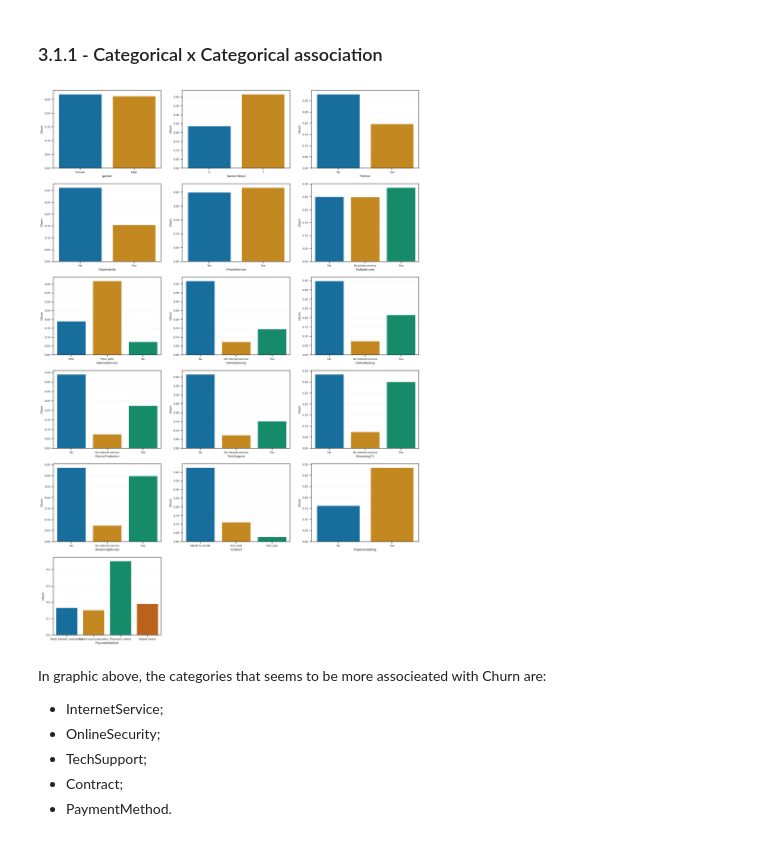
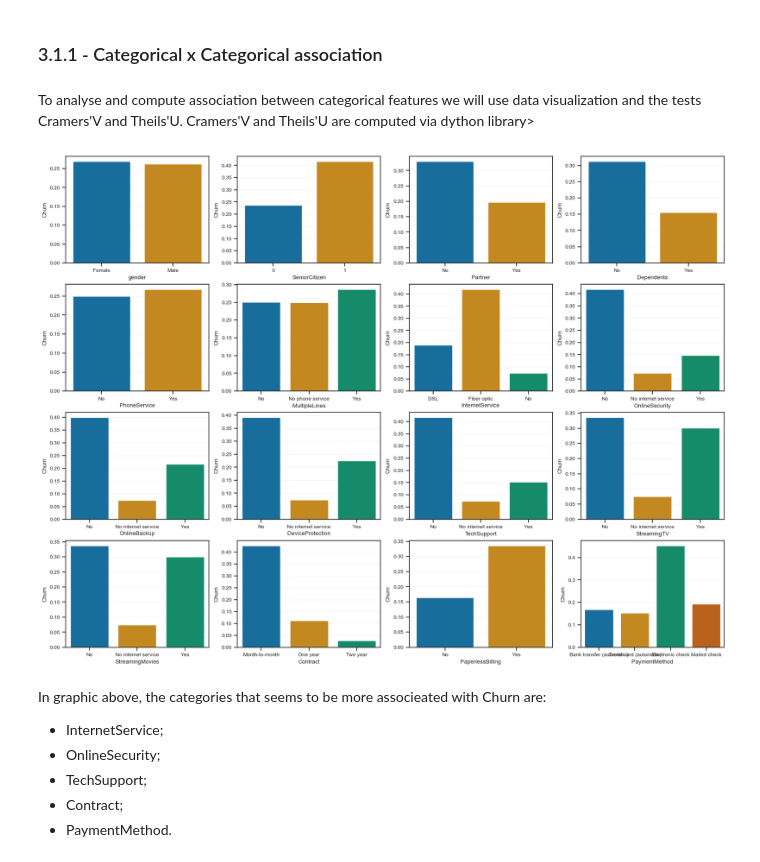
Before and after one commit to guipradow/churn_prediction, a Jupyter notebook: churn_prediction.ipynb, the cells around one changed output. Drawn from its saved outputs; the diff is of its cells as text; code cells hidden in the pictures.

```diff
--- a/churn_prediction.ipynb
+++ b/churn_prediction.ipynb
@@ -79,11 +84,3 @@ dtypes: float64(2), int64(2), object(17)
 memory usage: 1.1+ MB
 # %% [markdown]
 The dataset hasn't NaN data
-# %%
-# Converting Churn in binary type
-df["Churn"] = df["Churn"].map({"Yes": 1, "No": 0})
-
-# Converting object to category data type and showing memory usage
-cat_cols = df.select_dtypes(exclude="number").columns.drop("customerID")  # Selecting categorical columns
-df[cat_cols] = df[cat_cols].astype("category")
-df.info()
@@ -139,8 +107,14 @@ print(df["SeniorCitizen"].unique())
 df["SeniorCitizen"] = df["SeniorCitizen"].astype("category")
 
 # Selecting numerical and categorical columns after converting SeniorCitizen
-num_cols = df.select_dtypes("number").columns.drop("Churn")
-cat_cols = df.select_dtypes(exclude="number").columns.drop("customerID")
+num_cols = df.select_dtypes("number").columns
+cat_cols = (
+                df.select_dtypes(exclude="number")
+                .columns.drop(labels=["customerID", "Churn"])
+            )
+
+# Converting categorical features into category
+df[cat_cols] = df[cat_cols].astype("category")
 # %% [output]
 [0 1]
 # %%
@@ -177,18 +154,22 @@ To test categorical features association we will use Cramer's V and Theil's U te
 # %% [markdown]
 ### 3.1.1 - Categorical x Categorical association
+# %% [markdown]
+To analyse and compute association between categorical features we will use data visualization and the tests Cramers'V and Theils'U.
+Cramers'V and Theils'U are computed via dython library>
 # %%
 # Visualizing influence of categories on Churn via barplot
-ncols = 3
+ncols = 4
 nrows = np.ceil(len(cat_cols) / ncols).astype(int)
-fig, axes = plt.subplots(figsize=(20, 30), nrows=nrows, ncols=ncols)
+fig, axes = plt.subplots(figsize=(20, 15), nrows=nrows, ncols=ncols)
 axes = axes.flatten()
 for i, col in enumerate(cat_cols):
-    sns.barplot(data=df, x=col, y="Churn", ax=axes[i], errorbar=None)
+    sns.barplot(data=df, x=col, y=df["Churn"].map({"No": 0, "Yes": 1}).astype("int64"),
+                ax=axes[i], errorbar=None)
 
 for ax in axes[len(cat_cols):]:
     ax.set_axis_off()
 # %% [output]
-[figure, old version]
+[figure, new version]
 # %% [markdown]
 In graphic above, the categories that seems to be more associeated with Churn are:
 - InternetService;
```
Also changed, not shown: parts of 19 cells of this notebook.
